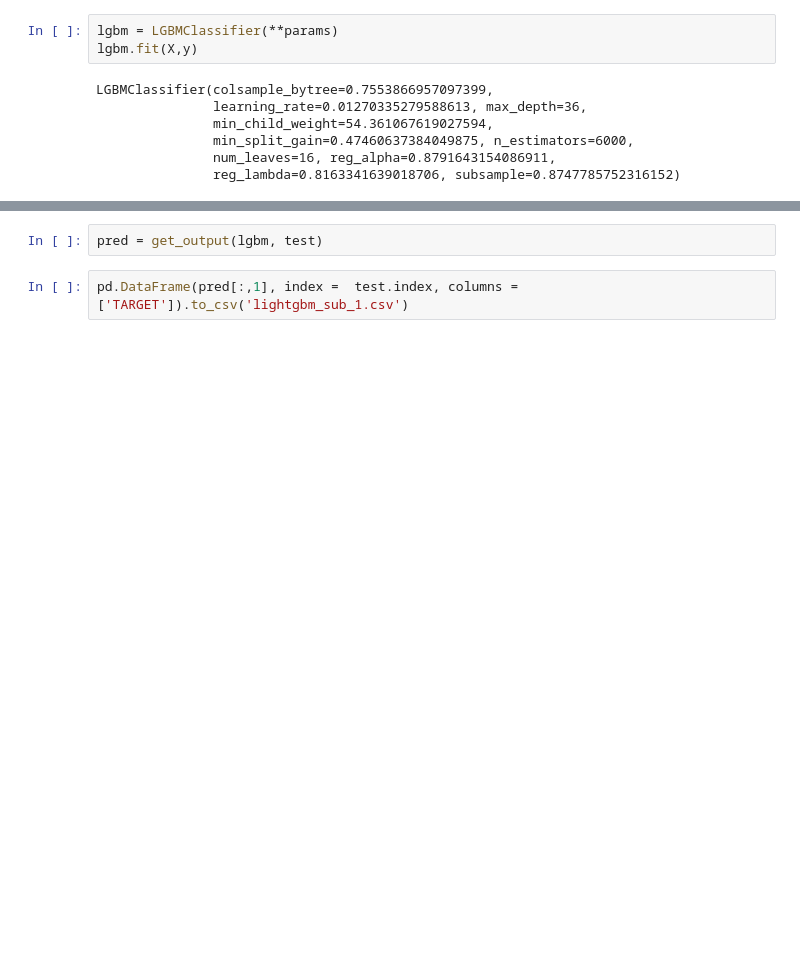
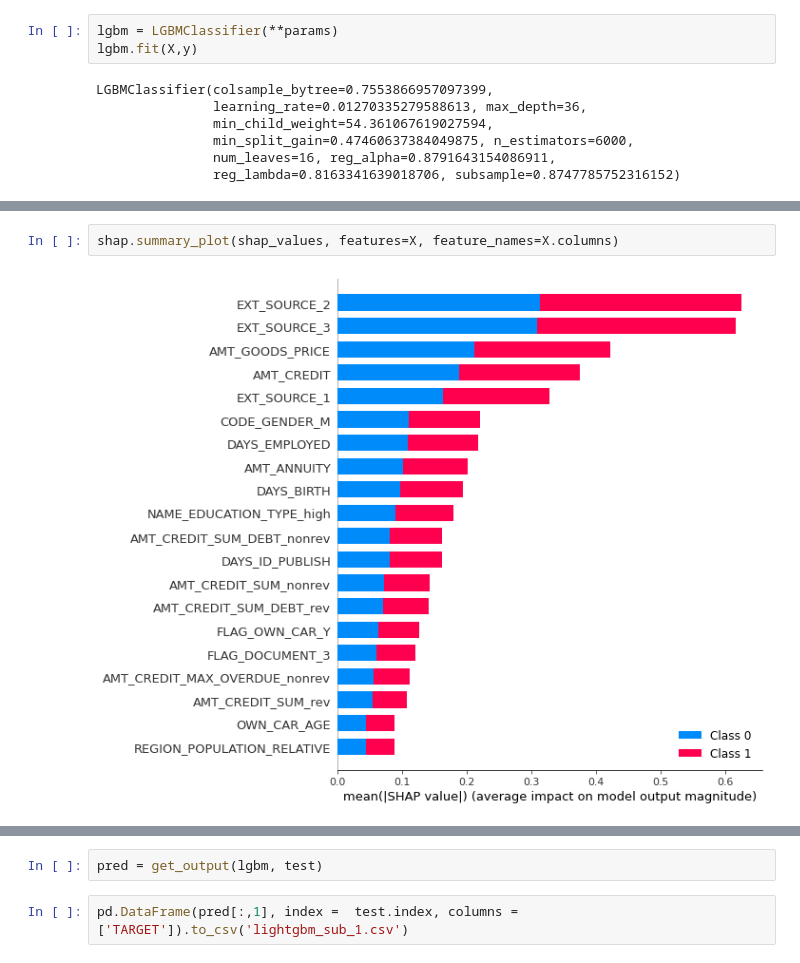
Before and after one commit to suryaiyer/Home-Credit-Default-Risk, a Jupyter notebook: src/Modelling/Modelling_lgbm.ipynb, the cells around one changed output, grey strips where cells are left out. Cells and saved outputs as stored; diff of their text form; blank space fills up the shorter version.

```diff
--- a/src/Modelling/Modelling_lgbm.ipynb
+++ b/src/Modelling/Modelling_lgbm.ipynb
@@ -300,0 +387,4 @@ LGBMClassifier(colsample_bytree=0.7553866957097399,
+# %%
+shap.summary_plot(shap_values, features=X, feature_names=X.columns)
+# %% [output]
+[figure, added]
```
Also changed, not shown: parts of 20 cells of this notebook, 4 other files.
